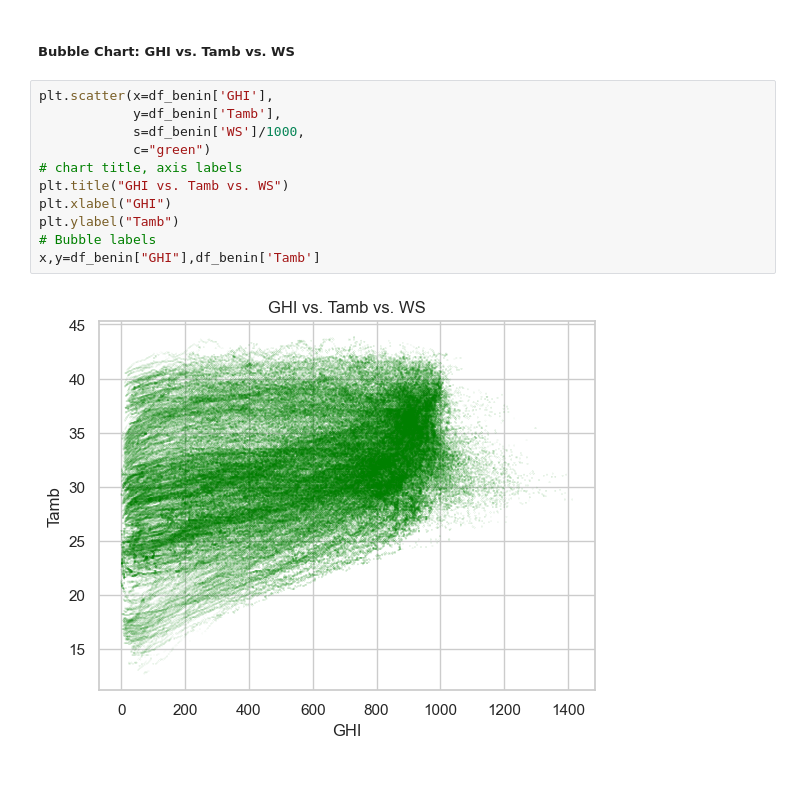
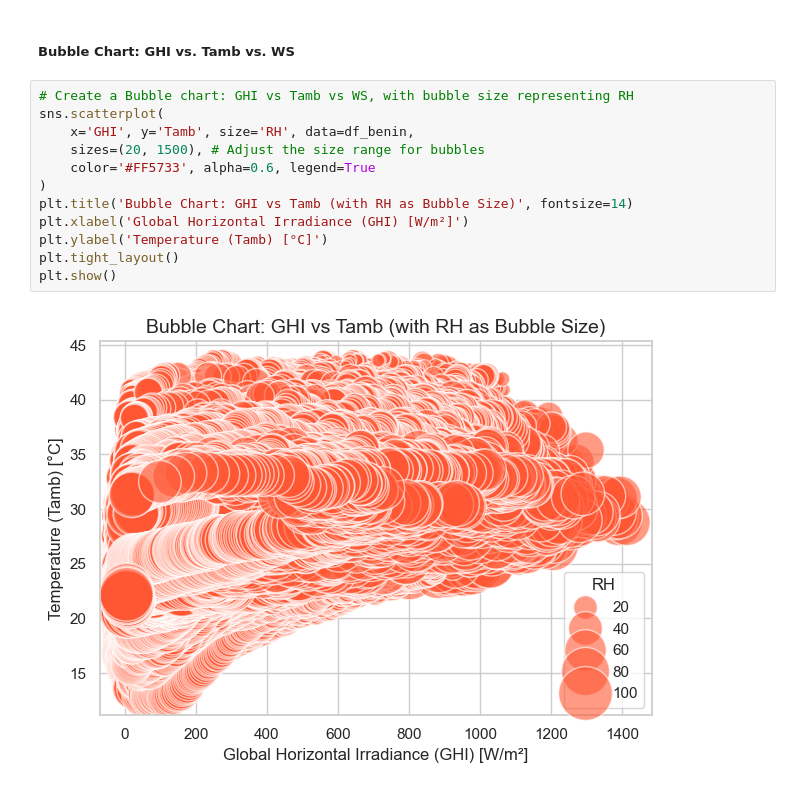
Before and after one commit to mebratuteshale/mebratu-week0, a Jupyter notebook: notebooks/benin_EDA.ipynb, the cells around one changed output. Saved outputs shown, nothing was run; the diff lists cells and outputs as text.

Commit message:
Bubble chart updated with size and color

```diff
--- a/notebooks/benin_EDA.ipynb
+++ b/notebooks/benin_EDA.ipynb
@@ -414,16 +414,17 @@ plt.show()
 [figure]
 # %% [markdown]
 ##### Bubble Chart: GHI vs. Tamb vs. WS
-# %%
-plt.scatter(x=df_benin['GHI'],
-            y=df_benin['Tamb'],
-            s=df_benin['WS']/1000,
-            c="green")
-# chart title, axis labels
-plt.title("GHI vs. Tamb vs. WS")
-plt.xlabel("GHI")
-plt.ylabel("Tamb")
-# Bubble labels
-x,y=df_benin["GHI"],df_benin['Tamb']
-# %% [output]
-[figure, removed]
+# %%
+# Create a Bubble chart: GHI vs Tamb vs WS, with bubble size representing RH
+sns.scatterplot(
+    x='GHI', y='Tamb', size='RH', data=df_benin,
+    sizes=(20, 1500), # Adjust the size range for bubbles
+    color='#FF5733', alpha=0.6, legend=True
+)
+plt.title('Bubble Chart: GHI vs Tamb (with RH as Bubble Size)', fontsize=14)
+plt.xlabel('Global Horizontal Irradiance (GHI) [W/m²]')
+plt.ylabel('Temperature (Tamb) [°C]')
+plt.tight_layout()
+plt.show()
+# %% [output]
+[figure, added]
```
Also changed, not shown: parts of 1 cell of this notebook.
